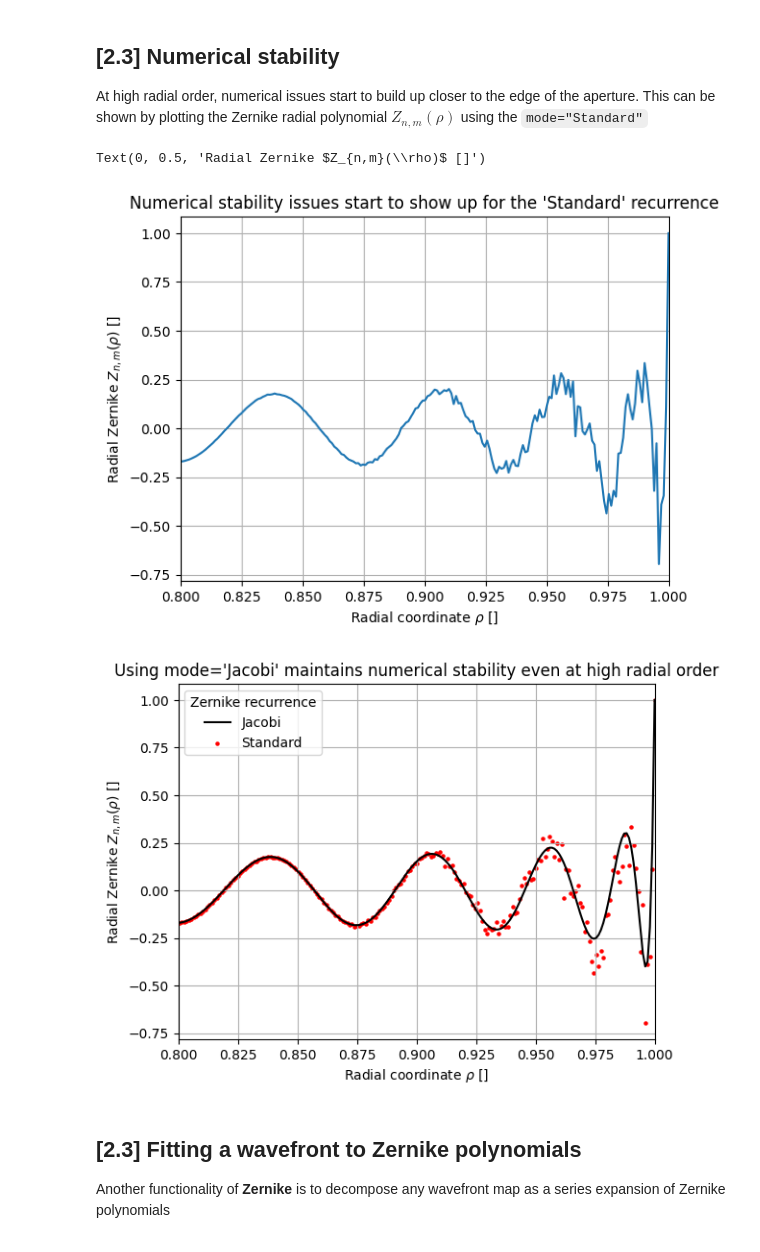
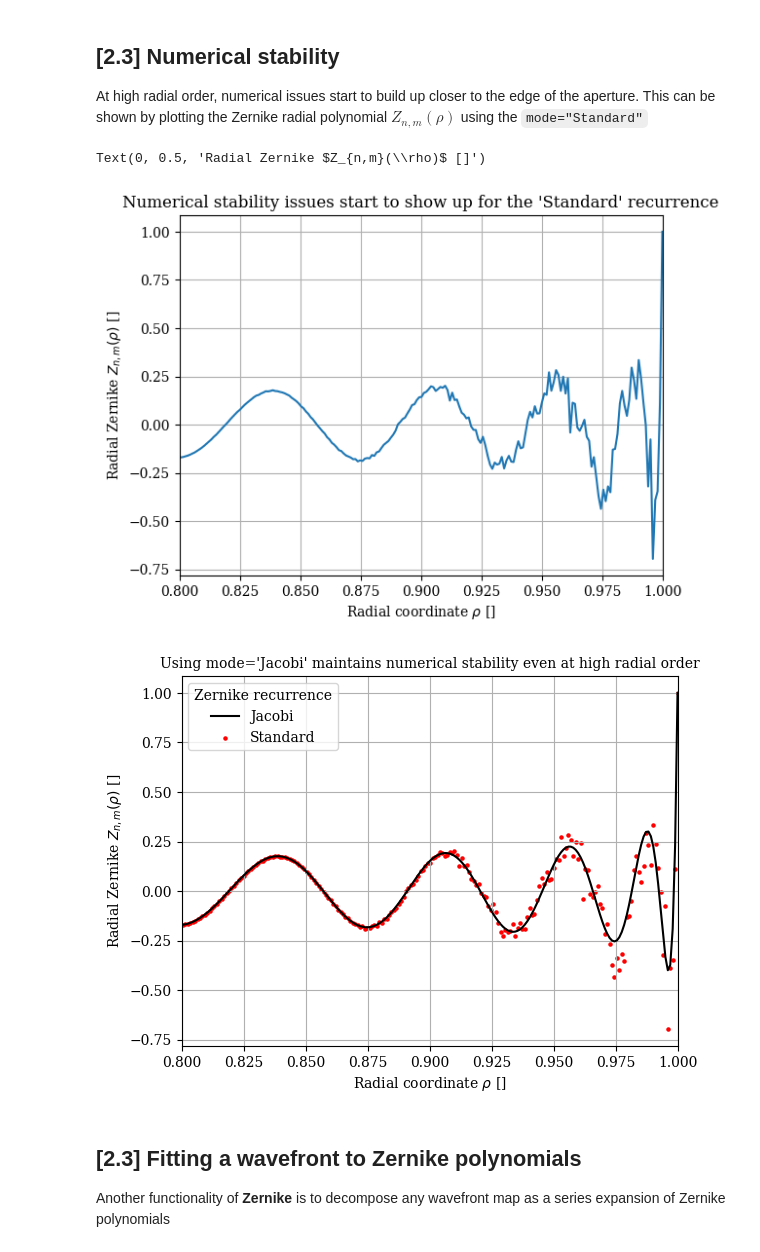
Before and after one commit to AlvaroMenduina/ZERN, a Jupyter notebook: examples/1_tutorial.ipynb, the cells around one changed output. Cells and saved outputs as stored; diff of their text form; code cells hidden in the pictures.

```diff
--- a/examples/1_tutorial.ipynb
+++ b/examples/1_tutorial.ipynb
@@ -9,7 +9,8 @@ import zern.zern_core as zern   # import the main library
 import numpy as np
 from numpy.random import RandomState
 import matplotlib.pyplot as plt
-plt.rc('font', family='sans-serif')
+plt.rc('font', family='serif')
+plt.rc('text', usetex=False)
 cmap = 'jet'
 # %%
 # Parameters
@@ -190,23 +191,23 @@ ax.set_xlabel(r"Radial coordinate $\rho$ []")
 ax.set_ylabel(r"Radial Zernike $Z_{n,m}(\rho)$ []")
 # %% [output]
 Text(0, 0.5, 'Radial Zernike $Z_{n,m}(\\rho)$ []')
-[figure, old version]
+[figure, new version]
 # %%
 r_nm_std = z_stability.R_nm(n, m, r)
 r_nm_jac = z_stability.R_nm_Jacobi(n, m, r)
 err = r_nm_std - r_nm_jac
 
 fig, ax = plt.subplots(1, 1)
 ax.plot(r, r_nm_jac, label='Jacobi', c='k')
 ax.scatter(r, r_nm_std, label='Standard', c='r', s=5)
 ax.set_xlim([0.8, 1.0])
 ax.legend(loc=2, title='Zernike recurrence')
-ax.set_title("Using mode='Jacobi' maintains numerical stability even at high radial order")
+ax.set_title("Using mode='Jacobi' maintains numerical stability even at high radial order", fontsize=10)
 ax.set_xlabel(r"Radial coordinate $\rho$ []")
 ax.set_ylabel(r"Radial Zernike $Z_{n,m}(\rho)$ []")
 ax.grid(True)
 # %% [output]
-[figure, old version]
+[figure, new version]
 # %% [markdown]
 ## [2.3] Fitting a wavefront to Zernike polynomials
 
```
Also changed, not shown: parts of 6 cells of this notebook.
